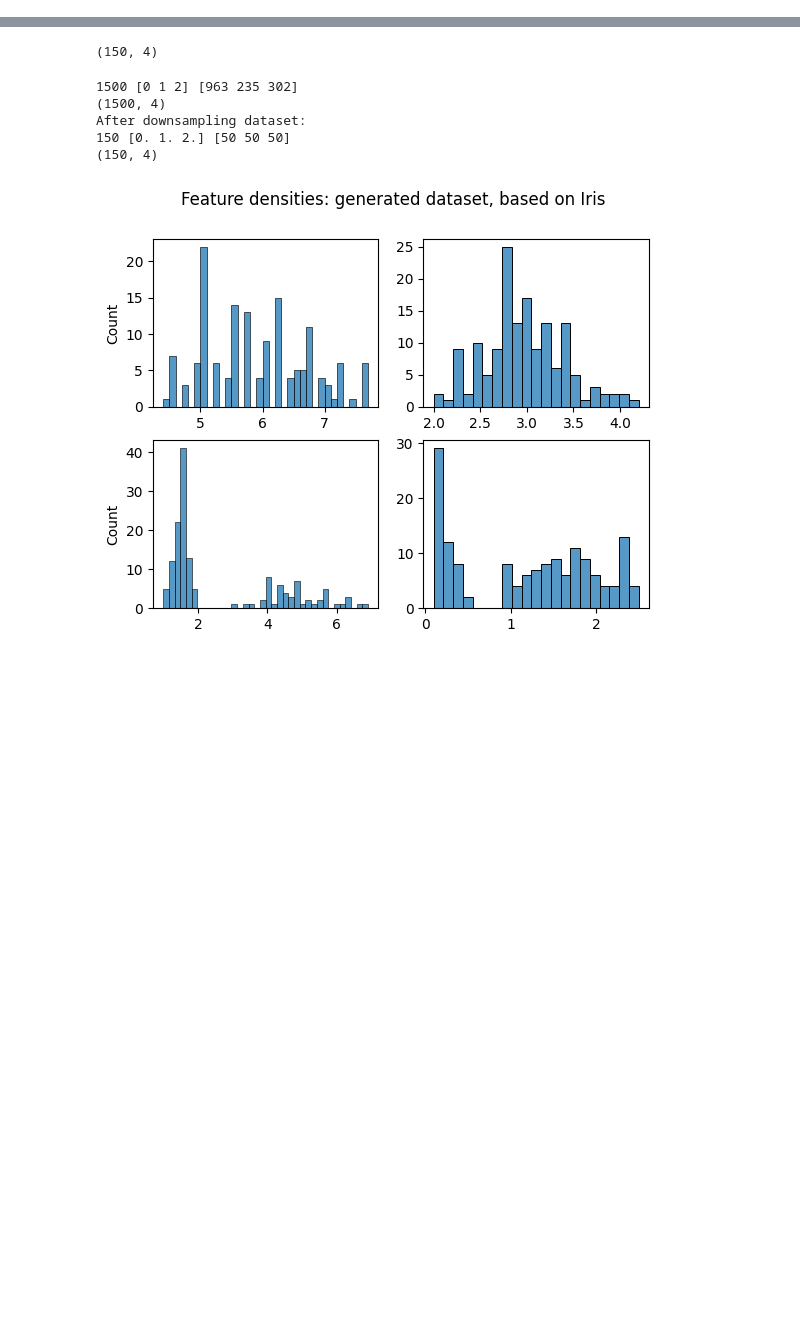
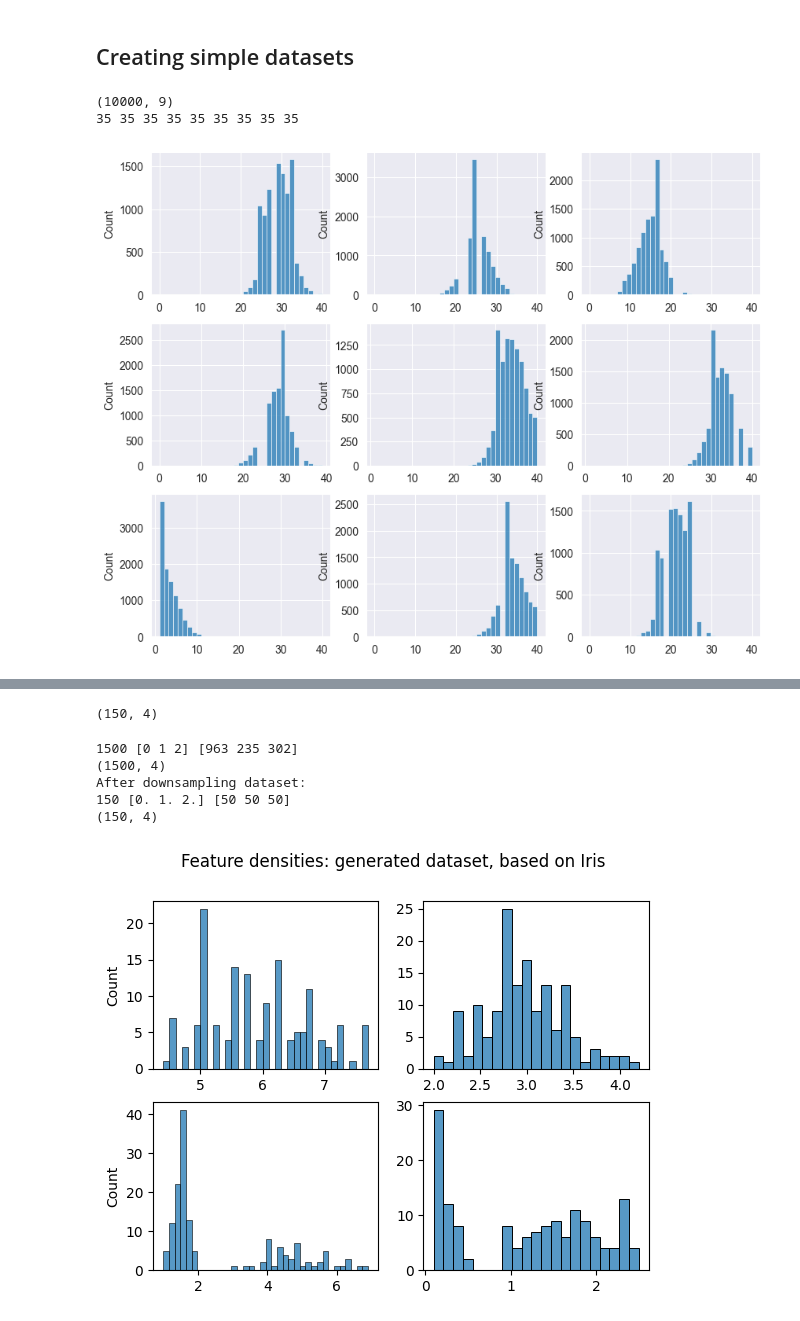
Before and after one commit to 98MM/msc_cc, a Jupyter notebook: src/CC Demo.ipynb, the cells around one changed output, grey strips where cells are left out. Saved outputs shown, nothing was run; the diff lists cells and outputs as text; code cells hidden in the pictures; blank space fills up the shorter version.

```diff
--- a/src/CC Demo.ipynb
+++ b/src/CC Demo.ipynb
@@ -8,3 +8,44 @@ from sklearn.decomposition import PCA
 import seaborn as sns
 
 from generator import CategoricalClassification
+# %% [markdown]
+## Creating simple datasets
+# %%
+cc = CategoricalClassification()
+# %%
+#Creates a simple dataset of 10 features, 10k samples, with feature cardinality of all features being 35
+X = cc.generate_data(9,
+                     10000,
+                     cardinality=35,
+                     ensure_rep=True,
+                     random_values=True,
+                     low=0,
+                     high=40)
+
+
+xT = X.T
+
+value_sets = []
+value_counts = []
+for feature in xT:
+    unique, count = np.unique(feature, return_counts=True)
+    value_sets.append(unique)
+    value_counts.append(count)
+
+print(X.shape)
+for  i in range(9):
+    print(len(value_sets[i]), end=' ')
+# %% [output]
+(10000, 9)
+35 35 35 35 35 35 35 35 35
+# %%
+fig, axes = plt.subplots(3,3, figsize=(10, 8))
+
+for i in range(9):
+    x = int(i / 3)
+    y = i % 3
+    sns.histplot(xT[i], bins=len(value_sets[i]), ax=axes[x][y])
+
+plt.show()
+# %% [output]
+[figure, added]
```
Also changed, not shown: parts of 5 cells of this notebook, 1 other file.
